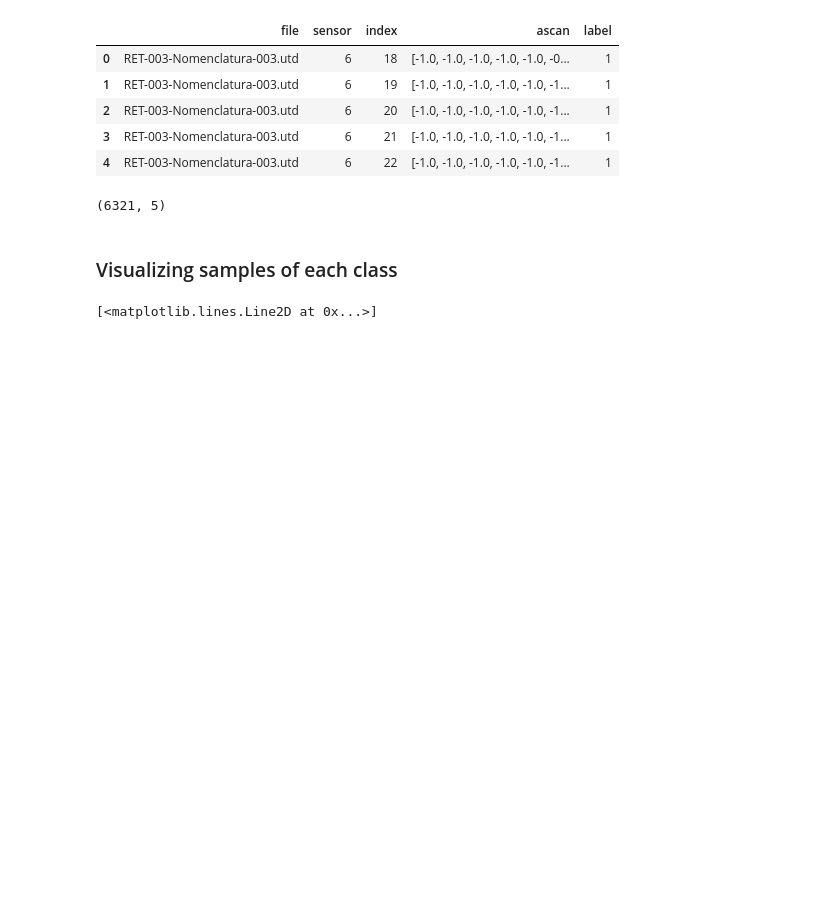
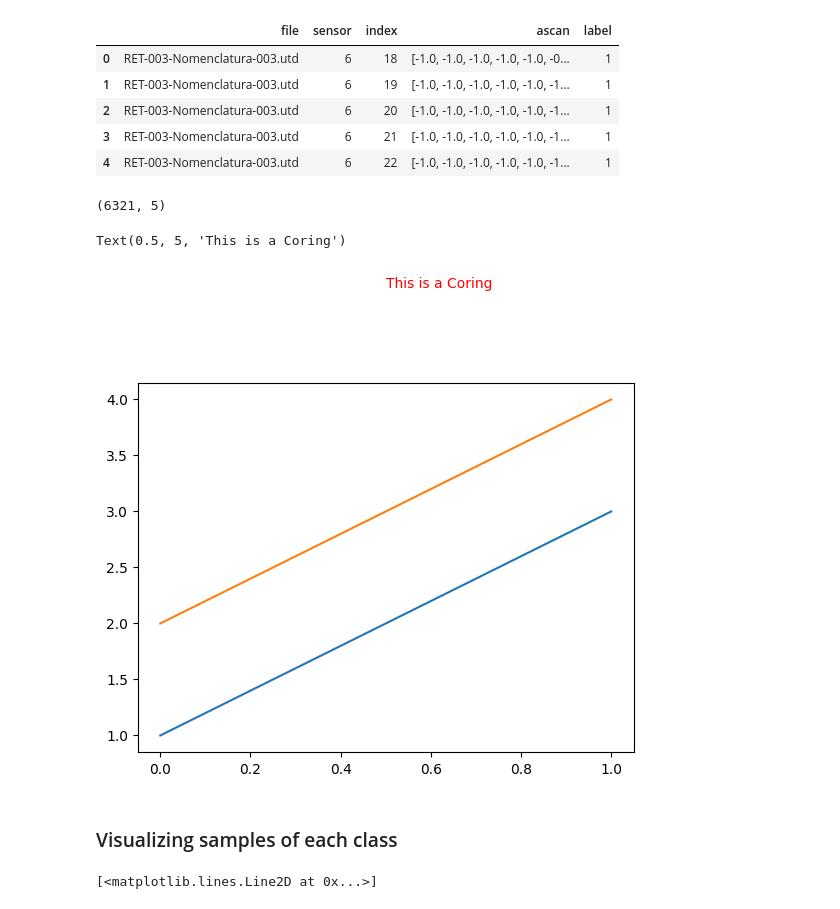
Before and after one commit to Brazilian-Institute-of-Robotics/ut-8channels, a Jupyter notebook: neural-network.ipynb, the cells around one changed output. Drawn from its saved outputs; the diff is of its cells as text; code cells hidden in the pictures; blank space fills up the shorter version.

```diff
--- a/neural-network.ipynb
+++ b/neural-network.ipynb
@@ -262,3 +307,9 @@ dataset.shape
+# %%
+plt.plot([[1,2], [3,4]])
+plt.text(0.5, 5, f'This is a {frase}', color='r')
+# %% [output]
+Text(0.5, 5, 'This is a Coring')
+[figure, added]
 # %%
 # dataset.to_csv('dataset.csv')
 # %% [markdown]
```
Also changed, not shown: parts of 14 cells of this notebook.
